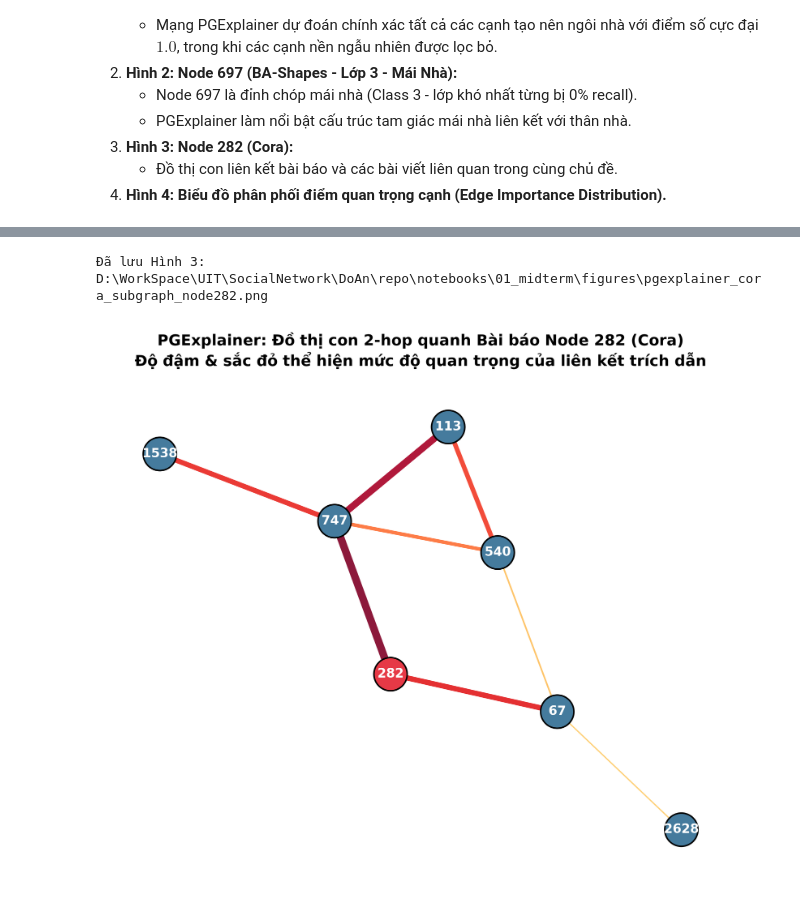
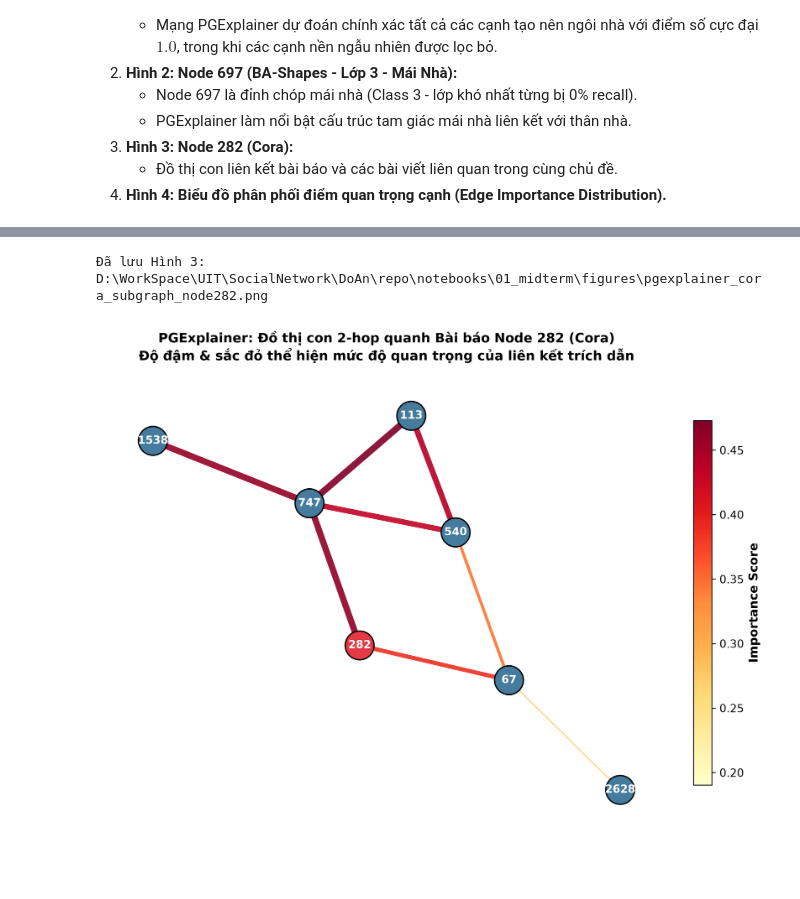
Before and after one commit to JustKha05/IS353_C10, a Jupyter notebook: notebooks/01_midterm/03_thien_pgexplainer_t05.ipynb, the cells around one changed output, grey strips where cells are left out. Cells and saved outputs as stored; diff of their text form; code cells hidden in the pictures; blank space fills up the shorter version.

```diff
--- a/notebooks/01_midterm/03_thien_pgexplainer_t05.ipynb
+++ b/notebooks/01_midterm/03_thien_pgexplainer_t05.ipynb
@@ -80,16 +80,16 @@ print(f"  - Chỉ số Checkpoint GCN: Test Acc = {metrics_ba['test_acc']*100:.2
 emb_dim_ba = model_ba.c1.out_channels
 pg_model_ba = PGExplainerModel(model=model_ba, emb_dim=emb_dim_ba, hidden_dim=64, device=device)
 
-print("\nĐang huấn luyện mạng MLP của PGExplainer trên train_mask (60 epochs)...")
+print("\nĐang huấn luyện mạng MLP của PGExplainer trên train_mask (40 epochs)...")
 t_start = time.time()
 t_train_ba = pg_model_ba.train_on_graph(
     data=data_ba,
-    epochs=60,
+    epochs=40,
     lr=0.005,
     temp_init=5.0,
     temp_min=0.5,
     coeff_size=0.005,
-    coeff_ent=0.1,
+    coeff_ent=0.05,
     seed=42
 )
 print(f"-> Huấn luyện PGExplainer BA-Shapes hoàn tất trong {t_train_ba:.2f}s!")
@@ -175,15 +175,15 @@ print(f"  - Chỉ số Checkpoint GCN Cora: Test Acc = {metrics_cora['test_acc']
 emb_dim_cora = model_cora.c1.out_channels
 pg_model_cora = PGExplainerModel(model=model_cora, emb_dim=emb_dim_cora, hidden_dim=64, device=device)
 
-print("\nĐang huấn luyện PGExplainer trên train_mask Cora (50 epochs)...")
+print("\nĐang huấn luyện PGExplainer trên train_mask Cora (40 epochs)...")
 t_train_cora = pg_model_cora.train_on_graph(
     data=data_cora,
-    epochs=50,
+    epochs=40,
     lr=0.005,
     temp_init=5.0,
     temp_min=0.5,
-    coeff_size=0.001,
-    coeff_ent=0.01,
+    coeff_size=0.0001,
+    coeff_ent=0.005,
     seed=42
 )
 print(f"-> Huấn luyện PGExplainer Cora hoàn tất trong {t_train_cora:.2f}s!")
@@ -411,44 +431,54 @@ plt.show()
 # -------------------------------------------------------------
 target_cora = 282
 c_edges_cora = extract_candidate_edges(data_cora['edge_index'], target_cora, num_hops=2)
 res_cora = PGExplainer(pg_model_cora).explain(model_cora, data_cora, target_cora, int(pred_cora[target_cora]), c_edges_cora)
 
 sub_nodes_cora = c_edges_cora.subgraph_nodes.cpu().numpy().tolist()
 sub_pairs_cora = c_edges_cora.candidate_pairs
 
 Gc = nx.Graph()
 Gc.add_nodes_from(sub_nodes_cora)
 Gc.add_edges_from(sub_pairs_cora)
 
-score_map_c = {pair: score for pair, score in zip(sub_pairs_cora, res_cora.scores)}
+score_map_c = {}
+for pair, score in zip(sub_pairs_cora, res_cora.scores):
+    score_map_c[pair] = score
+    score_map_c[(pair[1], pair[0])] = score
 
 node_colors_c = ['#E63946' if n == target_cora else '#457B9D' for n in Gc.nodes()]
 pos_c = nx.spring_layout(Gc, seed=42)
 
-plt.figure(figsize=(9, 7), dpi=300)
-nx.draw_networkx_nodes(Gc, pos_c, node_color=node_colors_c, node_size=700, edgecolors='black', linewidths=1.2)
-nx.draw_networkx_labels(Gc, pos_c, font_size=10, font_weight='bold', font_color='white')
+fig, ax3 = plt.subplots(figsize=(10, 7.5), dpi=300)
+nx.draw_networkx_nodes(Gc, pos_c, ax=ax3, node_color=node_colors_c, node_size=700, edgecolors='black', linewidths=1.2)
+nx.draw_networkx_labels(Gc, pos_c, ax=ax3, font_size=10, font_weight='bold', font_color='white')
 
-# Chuẩn hóa độ đậm nét theo điểm số max-min trong subgraph
-max_s = max(score_map_c.values()) if score_map_c else 1.0
-min_s = min(score_map_c.values()) if score_map_c else 0.0
-norm_w = [1.0 + 5.0 * ((score_map_c.get(e, min_s) - min_s) / (max_s - min_s + 1e-9)) for e in Gc.edges()]
-edge_c_colors = [plt.cm.YlOrRd(0.3 + 0.7 * ((score_map_c.get(e, min_s) - min_s) / (max_s - min_s + 1e-9))) for e in Gc.edges()]
+edge_list_c = list(Gc.edges())
+edge_scores_c = [score_map_c.get(e, score_map_c.get((e[1], e[0]), 0.0)) for e in edge_list_c]
+max_s = max(edge_scores_c) if edge_scores_c and max(edge_scores_c) > 0 else 1.0
+min_s = min(edge_scores_c) if edge_scores_c else 0.0
 
-nx.draw_networkx_edges(Gc, pos_c, width=norm_w, edge_color=edge_c_colors, alpha=0.9)
+norm_w = [1.0 + 5.0 * ((s - min_s) / (max_s - min_s + 1e-9)) for s in edge_scores_c]
+edge_c_colors = [plt.cm.YlOrRd(0.3 + 0.7 * ((s - min_s) / (max_s - min_s + 1e-9))) for s in edge_scores_c]
+
+nx.draw_networkx_edges(Gc, pos_c, ax=ax3, edgelist=edge_list_c, width=norm_w, edge_color=edge_c_colors, alpha=0.9)
+
+sm3 = plt.cm.ScalarMappable(cmap=plt.cm.YlOrRd, norm=plt.Normalize(vmin=min_s, vmax=max_s))
+sm3.set_array([])
+cbar3 = plt.colorbar(sm3, ax=ax3, orientation='vertical', fraction=0.03, pad=0.04)
+cbar3.set_label('Importance Score', fontsize=11, fontweight='bold')
 
 plt.title(f"PGExplainer: Đồ thị con 2-hop quanh Bài báo Node {target_cora} (Cora)\nĐộ đậm & sắc đỏ thể hiện mức độ quan trọng của liên kết trích dẫn",
           fontsize=12, fontweight='bold', pad=15)
 plt.axis('off')
 
 fig_path_3 = fig_dir / 'pgexplainer_cora_subgraph_node282.png'
 plt.savefig(fig_path_3, bbox_inches='tight', dpi=300)
 plt.savefig(doc_fig_dir / 'pgexplainer_cora_subgraph_node282.png', bbox_inches='tight', dpi=300)
 print(f"Đã lưu Hình 3: {fig_path_3}")
 plt.show()
 # %% [output]
 Đã lưu Hình 3: D:\WorkSpace\UIT\SocialNetwork\DoAn\repo\notebooks\01_midterm\figures\pgexplainer_cora_subgraph_node282.png
-[figure, old version]
+[figure, new version]
 # %%
 # -------------------------------------------------------------
 # HÌNH 4: PHÂN PHỐI ĐIỂM SỐ CẠNH (EDGE IMPORTANCE DISTRIBUTION)
```
Also changed, not shown: parts of 6 cells of this notebook, 14 other files.
